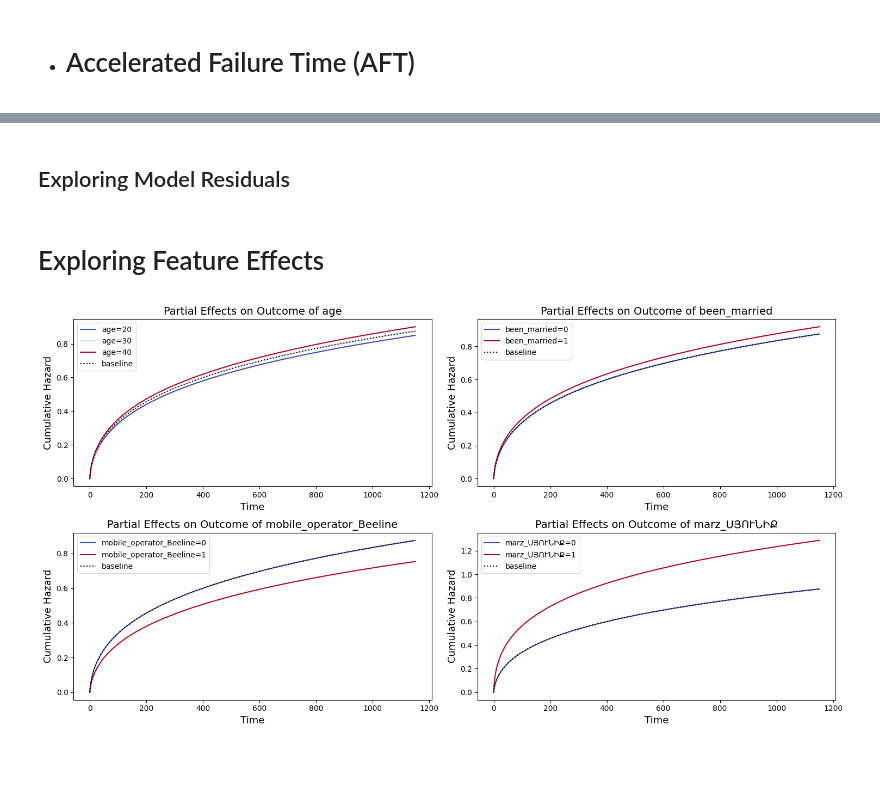
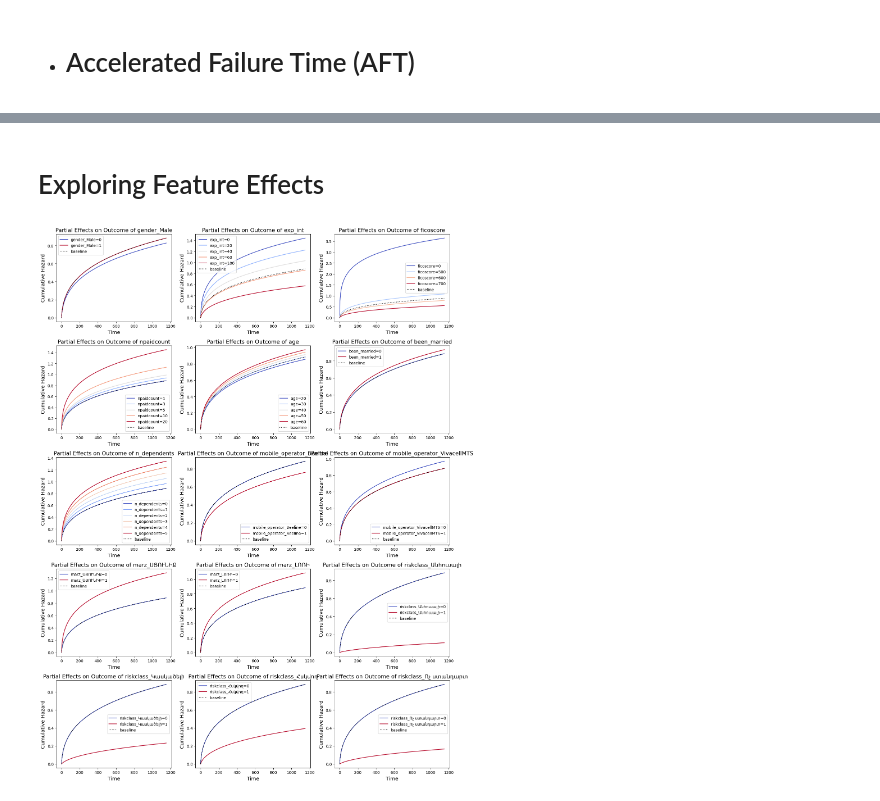
Before and after one commit to anmanasyan/DS299-Capstone, a Jupyter notebook: survival_pipeline/model/survival_analysis.ipynb, the cells around one changed output, grey strips where cells are left out. Cells and saved outputs as stored; diff of their text form; code cells hidden in the pictures; blank space fills up the shorter version.

```diff
--- a/survival_pipeline/model/survival_analysis.ipynb
+++ b/survival_pipeline/model/survival_analysis.ipynb
@@ -124,8 +145,11 @@ plt.show()
+# %%
+data['has_dahk'] = data['n_dahk'].apply(lambda x: 0 if x == 0 else 1)
 # %% [markdown]
 * ### Distribution of Categorical Features
 # %%
 # Define categorical features
-categorical_features = ["riskclass", "gender", "mobile_operator", "marz", 'been_married', 'event']
+categorical_features = ["riskclass", "gender", "mobile_operator", "marz", 'been_married',\
+                        'has_dahk','event']
 
 # Determine the layout of subplots dynamically based on the number of categorical features
 num_features = len(categorical_features)
@@ -159,7 +185,7 @@ survival_df = pd.get_dummies(
 
 # Specify which dummy columns to drop (reference categories and not meaningful ones)
 columns_to_drop = ["riskclass_Ստանդարտ", "gender_Female", "mobile_operator_Ucom",\
-                   "marz_ԵՐԵՎԱՆ","app_id", "ap_date", "close_date"]
+                   "marz_ԵՐԵՎԱՆ","app_id", "ap_date", "close_date", "sum_dahk", "n_dahk"]
 
 #exclude the columns not needed for modelling
 survival_df = survival_df.drop(columns=columns_to_drop)
@@ -327,29 +353,38 @@ Overall, these results suggest that the model has decent predictive performance,
-# %% [markdown]
-## Exploring Model Residuals
 # %% [markdown]
 # Exploring Feature Effects
 # %%
 # Define a dictionary mapping each feature to a list of its unique values
 feature_values = {
-    "age": [20, 30, 40],  # Example values for 'age' feature
-    "been_married": [0, 1],  # Example values for 'been_married' feature
+    "gender_Male": [0, 1],
+    "exp_int": [0, 20, 40, 60, 100],
+    "ficoscore": [0, 500, 600, 700],
+    "npaidcount" : [1, 3, 5, 10, 20],
+    "age": [20, 30, 40, 50, 60],
+    "been_married": [0, 1],
+    "n_dependents": [0, 1, 2, 3, 4, 5],
     "mobile_operator_Beeline": [0, 1],
-    "marz_ՍՅՈՒՆԻՔ": [0, 1]
+    "mobile_operator_VivacellMTS": [0, 1],
+    "marz_ՍՅՈՒՆԻՔ": [0, 1],
+    "marz_ԼՈՌԻ": [0, 1],
+    "riskclass_Անհուսալի": [0, 1],
+    "riskclass_Կասկածելի": [0, 1],
+    "riskclass_Հսկվող": [0, 1],
+    "riskclass_Ոչ ստանդարտ": [0, 1]
 }
 
 # Plot partial effects on outcome for each mapping
 num_plots = len(feature_values)
-num_rows = int(np.ceil(num_plots / 2))  # Adjust the number of rows as per your preference
-fig, axes = plt.subplots(num_rows, 2, figsize=(15, 4 * num_rows))
+num_rows = int(np.ceil(num_plots / 3))  # Adjust the number of rows as per your preference
+fig, axes = plt.subplots(num_rows, 3, figsize=(15, 4 * num_rows))
 
 for i, (feature, values) in enumerate(feature_values.items()):
-    row = i // 2
-    col = i % 2
+    row = i // 3
+    col = i % 3
     ax = axes[row, col] if num_rows > 1 else axes[col]  # Handle single row case
     inst.partial_effects_on_outcome(aft, feature, values, ax=ax)
     ax.set_title(f"Partial Effects on Outcome of {feature}", fontsize=14)
 
 plt.tight_layout()
 plt.show()
 # %% [output]
-[figure, old version]
+[figure, new version]
```
Also changed, not shown: parts of 17 cells of this notebook, 2 other files.
